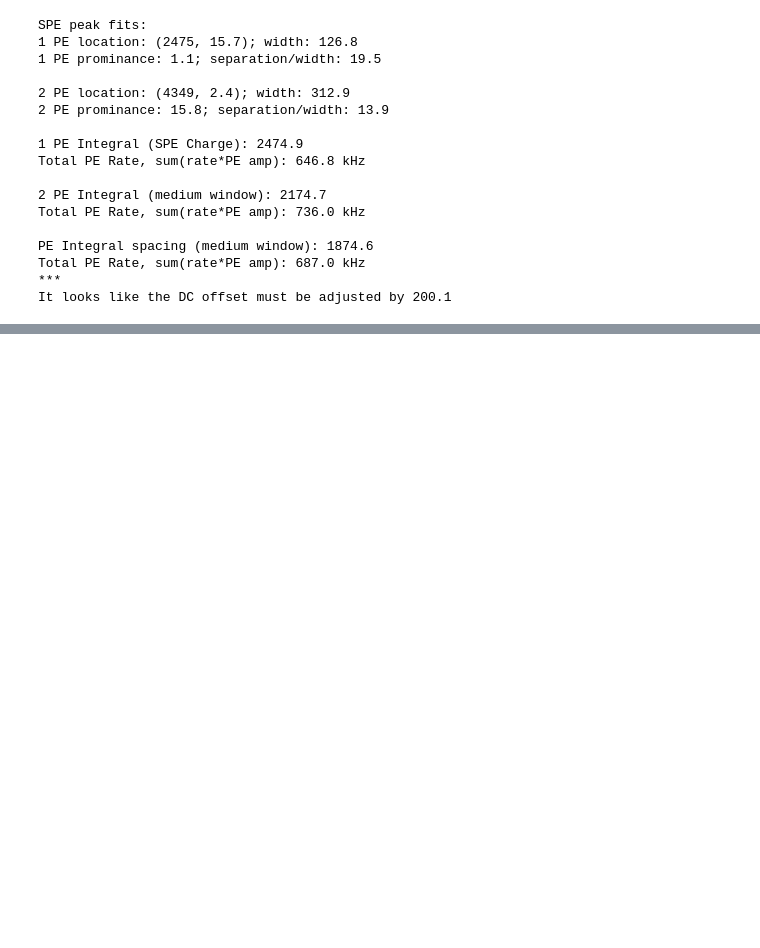
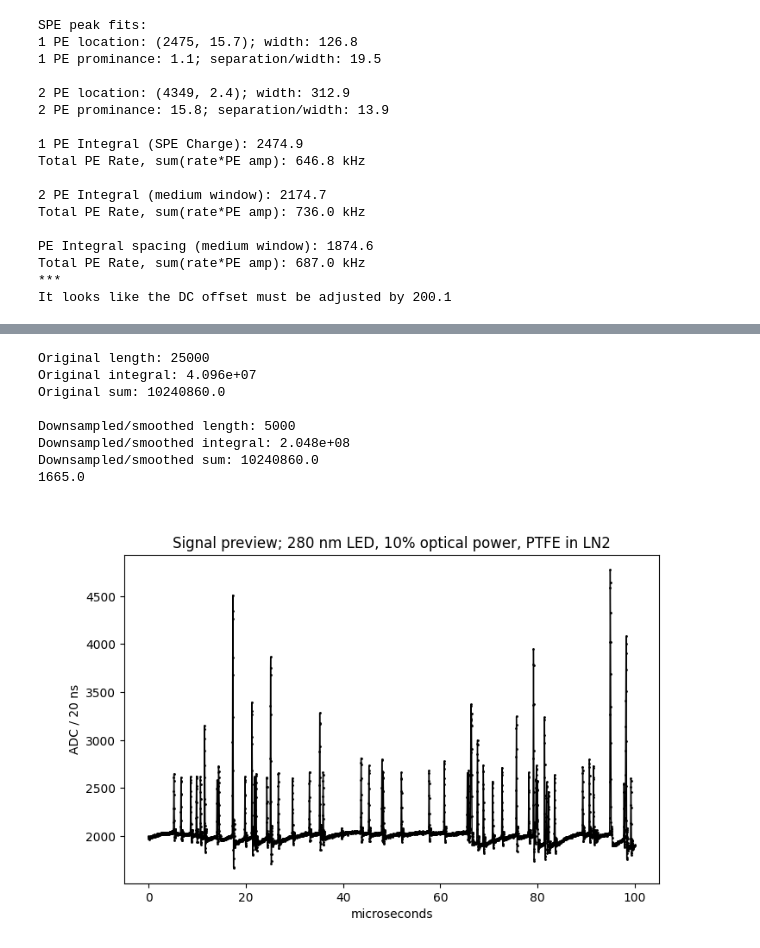
Before and after one commit to peckalec/dm-lab, a Jupyter notebook: REFLECT/SiPM_Analysis.ipynb, the cells around one changed output, grey strips where cells are left out. Drawn from its saved outputs; the diff is of its cells as text; code cells hidden in the pictures; blank space fills up the shorter version.

Commit message:
from home; new spe analysis

```diff
--- a/REFLECT/SiPM_Analysis.ipynb
+++ b/REFLECT/SiPM_Analysis.ipynb
@@ -3020,0 +3129,42 @@ intpks_final
+# %%
+#### Define Inputs
+startfreq = 12 #start window at frequency startfreq
+hiresrange = 6 # window range
+NyquistProtection = True
+
+downsampling = 2  # average (2n+1) samples and rebin, retaining center bin time
+smoothing = 0     # average (2n+1) samples without rebinning
+verbose = True
+
+# Select individual sample to tune analysis parameters
+samplenum = 0 #562 # 26 with no peaks
+
+#### Generate preview
+ahist = inputfile[inputfile.keys()[samplenum]].values()
+times = inputfile[inputfile.keys()[samplenum]].axis(0).edges()
+signal = ahist
+time = 0.5*(times[:-1]+times[1:])/1000
+if (verbose): print(f"Original length: {len(time)} \nOriginal integral: {sum(signal)*(times[1]-times[0]):.3e}\nOriginal sum: {sum(signal)}")
+[time,signal] = downsmoother([time,signal],downsampling,smoothing)
+if (verbose): print(f"\nDownsampled/smoothed length: {len(time)} \nDownsampled/smoothed integral: {sum(signal)*(time[1]-time[0])*1000:.3e}\nDownsampled/smoothed sum: {sum(signal)}")
+
+print(min(signal))
+plt.close()
+plt.plot(time,signal,marker=".",linewidth=1,markersize=2,color="black")
+#plt.title(f"Signal preview; sample number {samplenum}, run {inputfile.keys()[-1][5:9]}")
+plt.title(f"Signal preview; 280 nm LED, 10% optical power, PTFE in LN2")
+plt.xlabel("microseconds")
+plt.ylabel(f"ADC / {(time[1]-time[0])*1000:.0f} ns")
+#plt.xlim(80,90)
+#plt.ylim(0,1000)
+plt.show()
+# %% [output]
+Original length: 25000
+Original integral: 4.096e+07
+Original sum: 10240860.0
+
+Downsampled/smoothed length: 5000
+Downsampled/smoothed integral: 2.048e+08
+Downsampled/smoothed sum: 10240860.0
+1665.0
+[figure, added]
```
Also changed, not shown: parts of 16 cells of this notebook.
